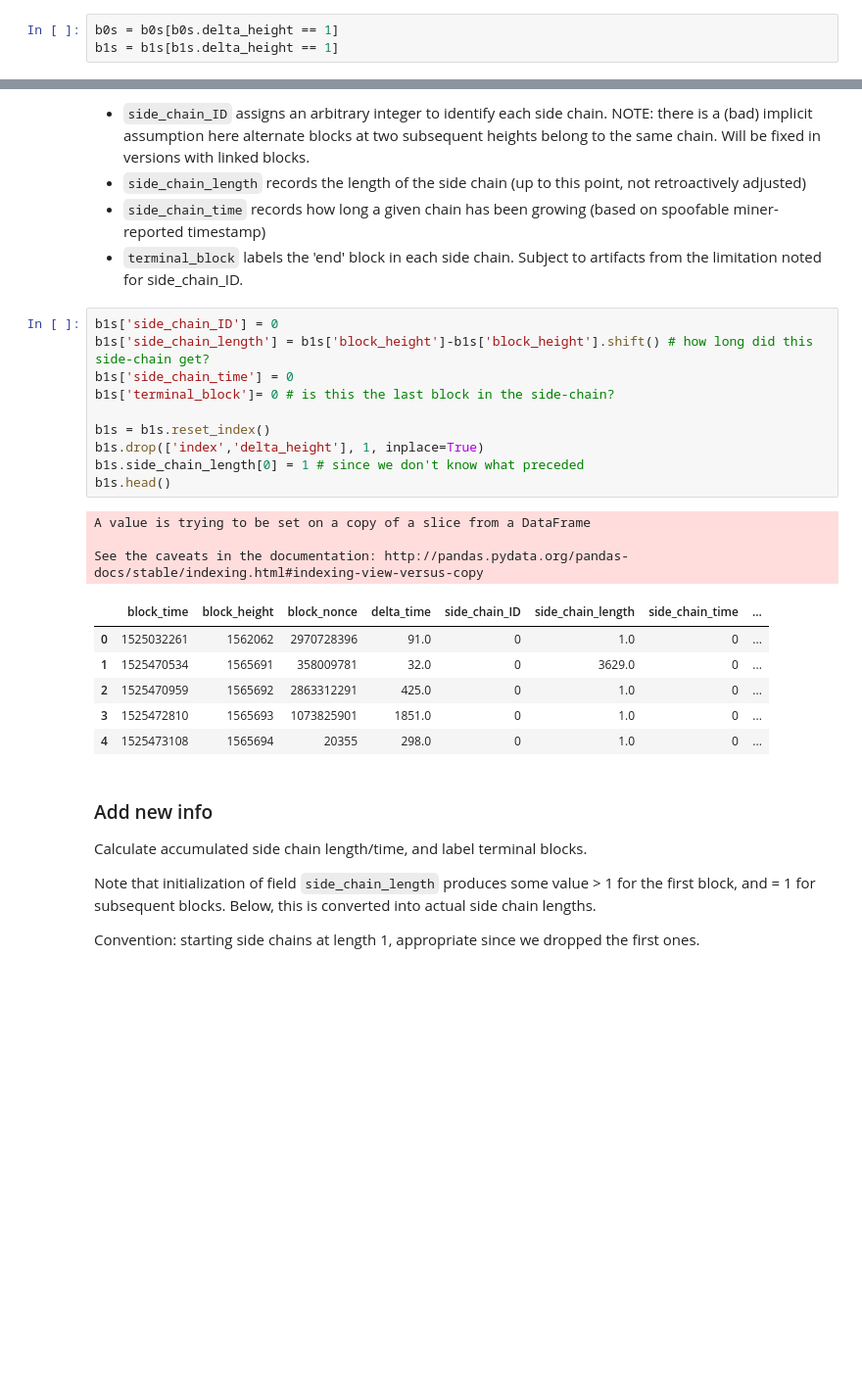
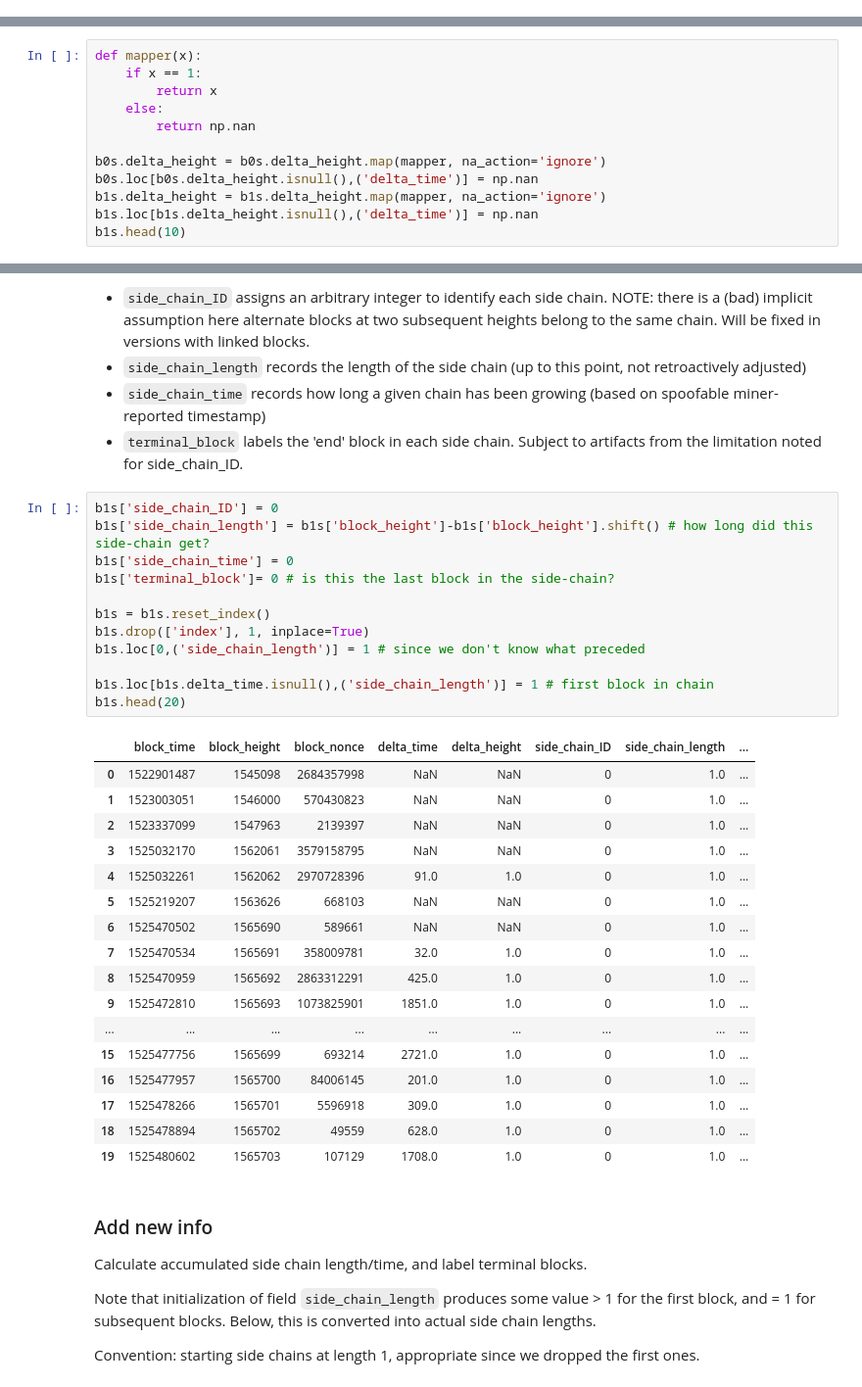
Before and after one commit to noncesense-research-lab/archival_network, a Jupyter notebook: analyses/altchain_temporal_study.ipynb, the cells around one changed output, grey strips where cells are left out. Shown: that part at 98% size. Saved outputs shown, nothing was run; the diff lists cells and outputs as text; blank space fills up the shorter version.

```diff
--- a/analyses/altchain_temporal_study.ipynb
+++ b/analyses/altchain_temporal_study.ipynb
@@ -137,3 +130,0 @@ A better approach would be to turn the rest of the values to NaNs (*to do*)
-# %%
-b0s = b0s[b0s.delta_height == 1]
-b1s = b1s[b1s.delta_height == 1]
@@ -139,0 +135,12 @@ b1s = b1s[b1s.delta_height == 1]
+# %%
+def mapper(x):
+    if x == 1:
+        return x
+    else:
+        return np.nan
+
+b0s.delta_height = b0s.delta_height.map(mapper, na_action='ignore')
+b0s.loc[b0s.delta_height.isnull(),('delta_time')] = np.nan
+b1s.delta_height = b1s.delta_height.map(mapper, na_action='ignore')
+b1s.loc[b1s.delta_height.isnull(),('delta_time')] = np.nan
+b1s.head(10)
@@ -157,23 +176,33 @@ Retained 190 side-chain blocks
 # %%
 b1s['side_chain_ID'] = 0
 b1s['side_chain_length'] = b1s['block_height']-b1s['block_height'].shift() # how long did this side-chain get?
 b1s['side_chain_time'] = 0
 b1s['terminal_block']= 0 # is this the last block in the side-chain?
 
 b1s = b1s.reset_index()
-b1s.drop(['index','delta_height'], 1, inplace=True)
-b1s.side_chain_length[0] = 1 # since we don't know what preceded
-b1s.head()
+b1s.drop(['index'], 1, inplace=True)
+b1s.loc[0,('side_chain_length')] = 1 # since we don't know what preceded
+
+b1s.loc[b1s.delta_time.isnull(),('side_chain_length')] = 1 # first block in chain
+b1s.head(20)
 # %% [output]
-A value is trying to be set on a copy of a slice from a DataFrame
-
-See the caveats in the documentation: http://pandas.pydata.org/pandas-docs/stable/indexing.html#indexing-view-versus-copy
-|  | block_time | block_height | block_nonce | delta_time | side_chain_ID | side_chain_length | side_chain_time | ... |
-| 0 | 1525032261 | 1562062 | 2970728396 | 91.0 | 0 | 1.0 | 0 | ... |
-| 1 | 1525470534 | 1565691 | 358009781 | 32.0 | 0 | 3629.0 | 0 | ... |
-| 2 | 1525470959 | 1565692 | 2863312291 | 425.0 | 0 | 1.0 | 0 | ... |
-| 3 | 1525472810 | 1565693 | 1073825901 | 1851.0 | 0 | 1.0 | 0 | ... |
-| 4 | 1525473108 | 1565694 | 20355 | 298.0 | 0 | 1.0 | 0 | ... |
+|  | block_time | block_height | block_nonce | delta_time | delta_height | side_chain_ID | side_chain_length | ... |
+| 0 | 1522901487 | 1545098 | 2684357998 | NaN | NaN | 0 | 1.0 | ... |
+| 1 | 1523003051 | 1546000 | 570430823 | NaN | NaN | 0 | 1.0 | ... |
+| 2 | 1523337099 | 1547963 | 2139397 | NaN | NaN | 0 | 1.0 | ... |
+| 3 | 1525032170 | 1562061 | 3579158795 | NaN | NaN | 0 | 1.0 | ... |
+| 4 | 1525032261 | 1562062 | 2970728396 | 91.0 | 1.0 | 0 | 1.0 | ... |
+| 5 | 1525219207 | 1563626 | 668103 | NaN | NaN | 0 | 1.0 | ... |
+| 6 | 1525470502 | 1565690 | 589661 | NaN | NaN | 0 | 1.0 | ... |
+| 7 | 1525470534 | 1565691 | 358009781 | 32.0 | 1.0 | 0 | 1.0 | ... |
+| 8 | 1525470959 | 1565692 | 2863312291 | 425.0 | 1.0 | 0 | 1.0 | ... |
+| 9 | 1525472810 | 1565693 | 1073825901 | 1851.0 | 1.0 | 0 | 1.0 | ... |
+| ... | ... | ... | ... | ... | ... | ... | ... | ... |
+| 15 | 1525477756 | 1565699 | 693214 | 2721.0 | 1.0 | 0 | 1.0 | ... |
+| 16 | 1525477957 | 1565700 | 84006145 | 201.0 | 1.0 | 0 | 1.0 | ... |
+| 17 | 1525478266 | 1565701 | 5596918 | 309.0 | 1.0 | 0 | 1.0 | ... |
+| 18 | 1525478894 | 1565702 | 49559 | 628.0 | 1.0 | 0 | 1.0 | ... |
+| 19 | 1525480602 | 1565703 | 107129 | 1708.0 | 1.0 | 0 | 1.0 | ... |
 # %% [markdown]
 ### Add new info
 
```
Also changed, not shown: parts of 13 cells of this notebook.
